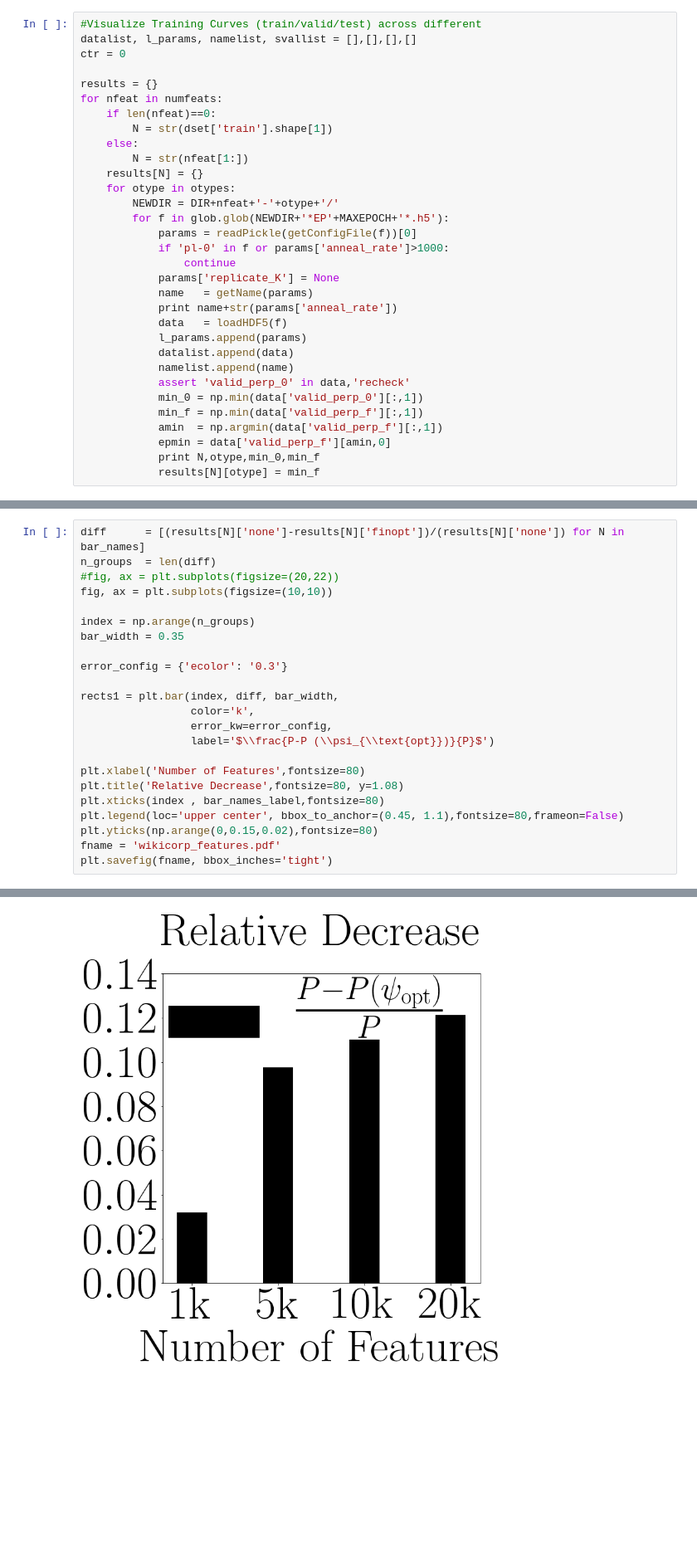
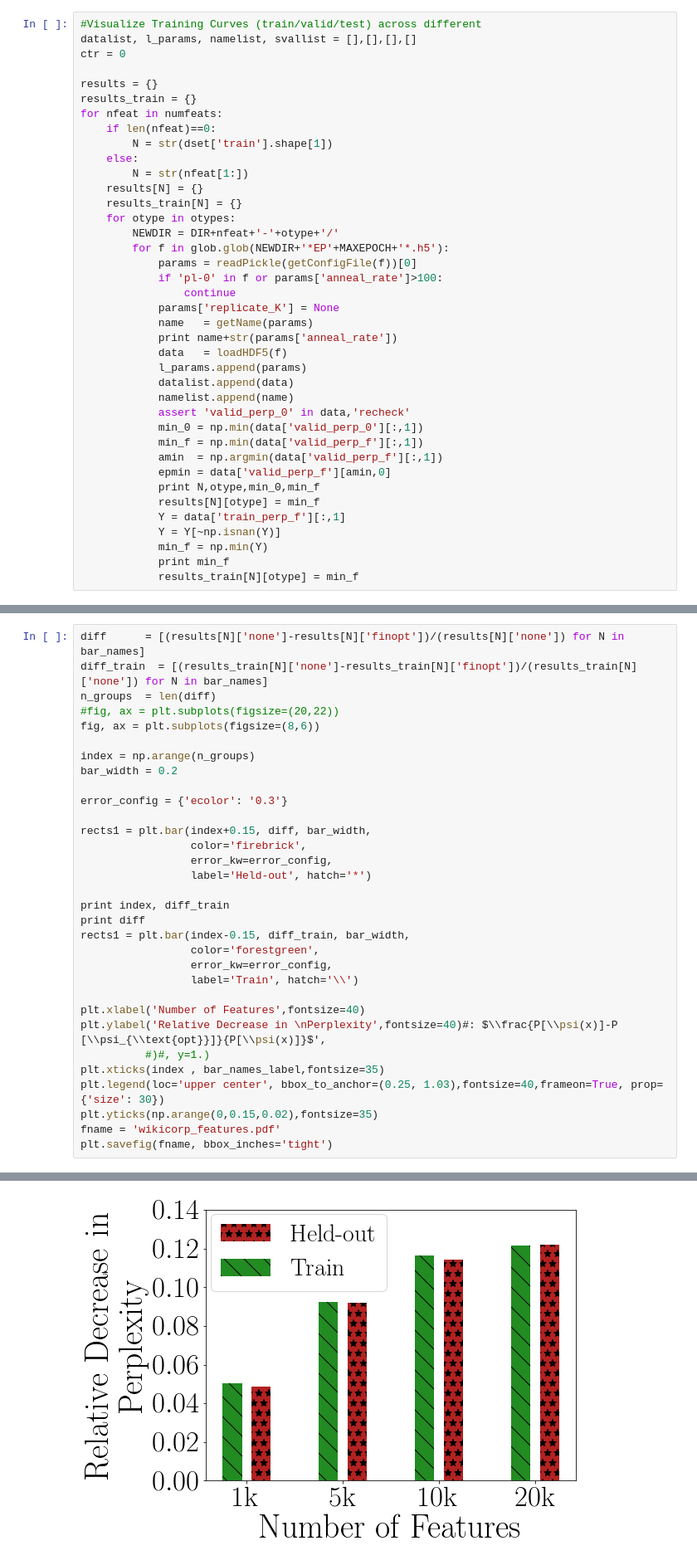
Before and after one commit to rahulk90/vae_sparse, a Jupyter notebook: ipynb/bow_text/WikicorpVsFeatures.ipynb, the cells around one changed output, grey strips where cells are left out. Shown at 83% size. Cells and saved outputs as stored; diff of their text form; blank space fills up the shorter version.

```diff
--- a/ipynb/bow_text/WikicorpVsFeatures.ipynb
+++ b/ipynb/bow_text/WikicorpVsFeatures.ipynb
@@ -65,17 +67,19 @@ datalist, l_params, namelist, svallist = [],[],[],[]
 ctr = 0
 
 results = {}
+results_train = {}
 for nfeat in numfeats:
     if len(nfeat)==0:
         N = str(dset['train'].shape[1])
     else:
         N = str(nfeat[1:])
     results[N] = {}
+    results_train[N] = {}
     for otype in otypes:
         NEWDIR = DIR+nfeat+'-'+otype+'/'
         for f in glob.glob(NEWDIR+'*EP'+MAXEPOCH+'*.h5'):
             params = readPickle(getConfigFile(f))[0]
-            if 'pl-0' in f or params['anneal_rate']>1000:
+            if 'pl-0' in f or params['anneal_rate']>100:
                 continue
             params['replicate_K'] = None
             name   = getName(params)
@@ -91,6 +95,11 @@ for nfeat in numfeats:
             epmin = data['valid_perp_f'][amin,0]
             print N,otype,min_0,min_f
             results[N][otype] = min_f
+            Y = data['train_perp_f'][:,1]
+            Y = Y[~np.isnan(Y)]
+            min_f = np.min(Y)
+            print min_f
+            results_train[N][otype] = min_f
 # %% [output]
 Read  1  objects
 baseline0
@@ -122,25 +131,34 @@ for nfeat in numfeats:
     bar_names_label.append(str(N/1000)+'k')
 # %%
 diff      = [(results[N]['none']-results[N]['finopt'])/(results[N]['none']) for N in bar_names]
+diff_train  = [(results_train[N]['none']-results_train[N]['finopt'])/(results_train[N]['none']) for N in bar_names]
 n_groups  = len(diff)
 #fig, ax = plt.subplots(figsize=(20,22))
-fig, ax = plt.subplots(figsize=(10,10))
+fig, ax = plt.subplots(figsize=(8,6))
 
 index = np.arange(n_groups)
-bar_width = 0.35
+bar_width = 0.2
 
 error_config = {'ecolor': '0.3'}
 
-rects1 = plt.bar(index, diff, bar_width,
-                 color='k',
+rects1 = plt.bar(index+0.15, diff, bar_width,
+                 color='firebrick',
                  error_kw=error_config,
-                 label='$\\frac{P-P (\\psi_{\\text{opt}})}{P}$')
+                 label='Held-out', hatch='*')
 
-plt.xlabel('Number of Features',fontsize=80)
-plt.title('Relative Decrease',fontsize=80, y=1.08)
-plt.xticks(index , bar_names_label,fontsize=80)
-plt.legend(loc='upper center', bbox_to_anchor=(0.45, 1.1),fontsize=80,frameon=False)
-plt.yticks(np.arange(0,0.15,0.02),fontsize=80)
+print index, diff_train
+print diff
+rects1 = plt.bar(index-0.15, diff_train, bar_width,
+                 color='forestgreen',
+                 error_kw=error_config,
+                 label='Train', hatch='\\')
+
+plt.xlabel('Number of Features',fontsize=40)
+plt.ylabel('Relative Decrease in \nPerplexity',fontsize=40)#: $\\frac{P[\\psi(x)]-P [\\psi_{\\text{opt}}]}{P[\\psi(x)]}$',
+          #)#, y=1.)
+plt.xticks(index , bar_names_label,fontsize=35)
+plt.legend(loc='upper center', bbox_to_anchor=(0.25, 1.03),fontsize=40,frameon=True, prop={'size': 30})
+plt.yticks(np.arange(0,0.15,0.02),fontsize=35)
 fname = 'wikicorp_features.pdf'
 plt.savefig(fname, bbox_inches='tight')
 # %% [output]
@@ -147 +167 @@ plt.savefig(fname, bbox_inches='tight')
-[figure, old version]
+[figure, new version]
```
Also changed, not shown: parts of 3 cells of this notebook, 9 other files.
